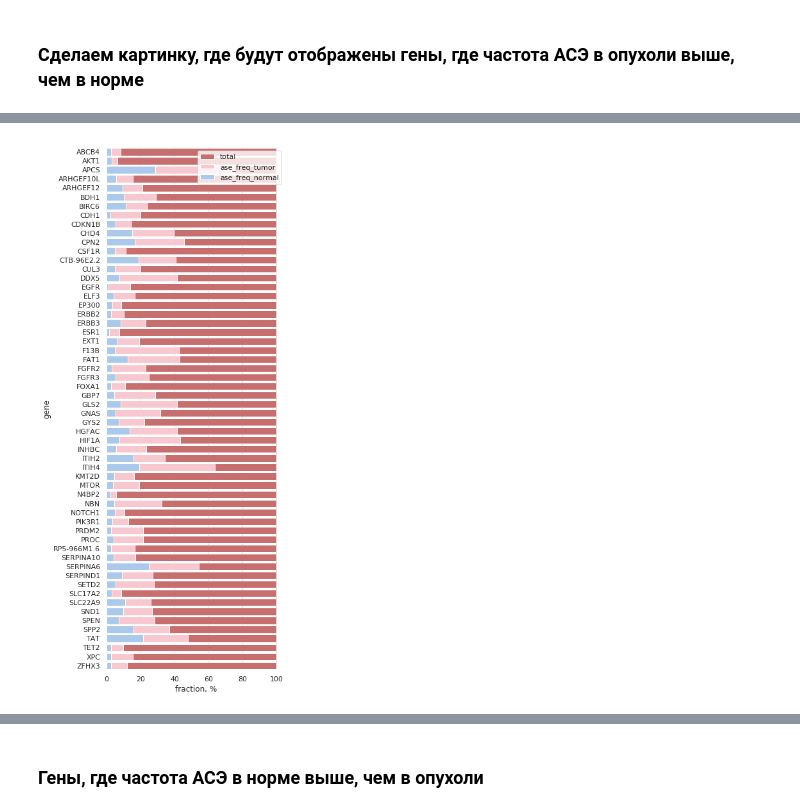
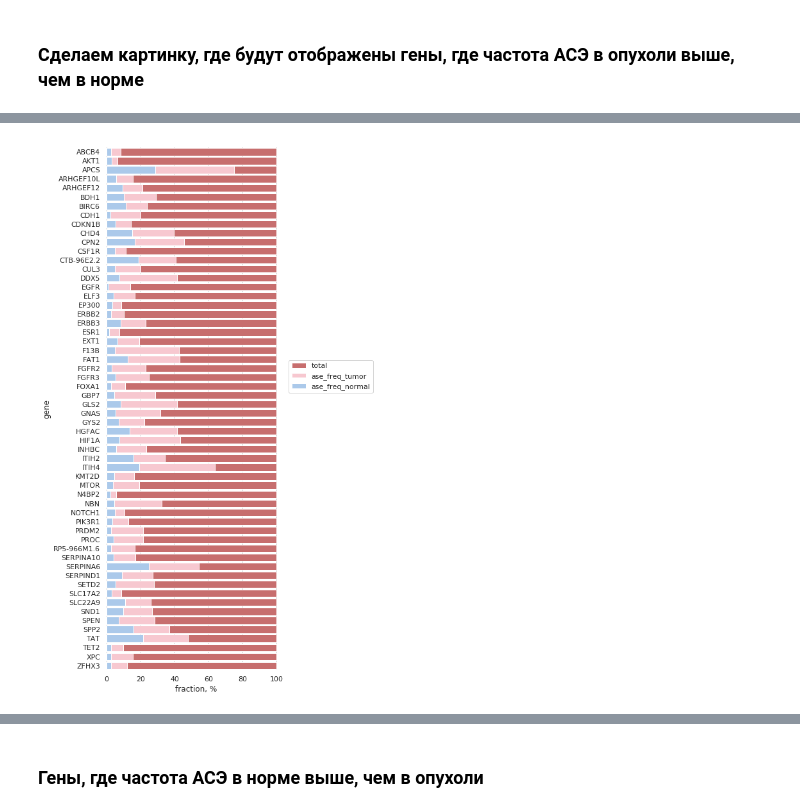
Before and after one commit to emir-radkevich/paper_ase, a Jupyter notebook: scripts_for_publication/pics_ase.ipynb, the cells around one changed output, grey strips where cells are left out. Drawn from its saved outputs; the diff is of its cells as text; code cells hidden in the pictures.

```diff
--- a/scripts_for_publication/pics_ase.ipynb
+++ b/scripts_for_publication/pics_ase.ipynb
@@ -134,0 +76,11 @@ df_trial
+# %%
+sns.set(style="whitegrid")
+
+cmap = sns.cubehelix_palette(rot=-.2, as_cmap=True)
+sns.relplot(x="maf_median_normal", y="maf_median_tumor",
+            size='ase_freq_normal',
+            hue='ase_freq_tumor',
+            sizes=(40, 400), alpha=.7, palette=cmap,
+            data=df_trial)._legend.remove()
+plt.legend(bbox_to_anchor=(1,.75))
+plt.savefig(os.path.join(pic_path, 'all_ase.png'), dpi=400, bbox_inches='tight')
@@ -200,30 +140,31 @@ df_htase
 # %%
 # Создаем картинку вида stacked barplot в seaborn
 
 sns.set(style="whitegrid")
 
 f, ax = plt.subplots(figsize=(5, 15))
 
 sns.set_color_codes("muted")
 sns.barplot(x='total_percent', y="gene", data=df_htase,
             label="total", color="r")
 
 sns.set_color_codes("muted")
 sns.barplot(x='ase_freq_tumor', y="gene", data=df_htase,
             label="ase_freq_tumor", color='pink')
 
 sns.set_color_codes("pastel")
 sns.barplot(x="ase_freq_normal", y="gene", data = df_htase,
             label="ase_freq_normal", color="b")
 
-ax.legend(ncol=1, loc="upper right", frameon=True)
+# ax.legend(ncol=1, loc="upper right", frameon=True)
 ax.set(ylabel="gene",
        xlabel="fraction, %")
 sns.despine(left=True, bottom=True)
 
+plt.legend(bbox_to_anchor=(1, .6))
 plt.savefig(os.path.join(pic_path, 'high_tumor_ase_frequency.png'), dpi=400, bbox_inches='tight')
 # %% [output]
-[figure, old version]
+[figure, new version]
 # %%
 sns.set(style="whitegrid")
 
```
Also changed, not shown: parts of 16 cells of this notebook.
